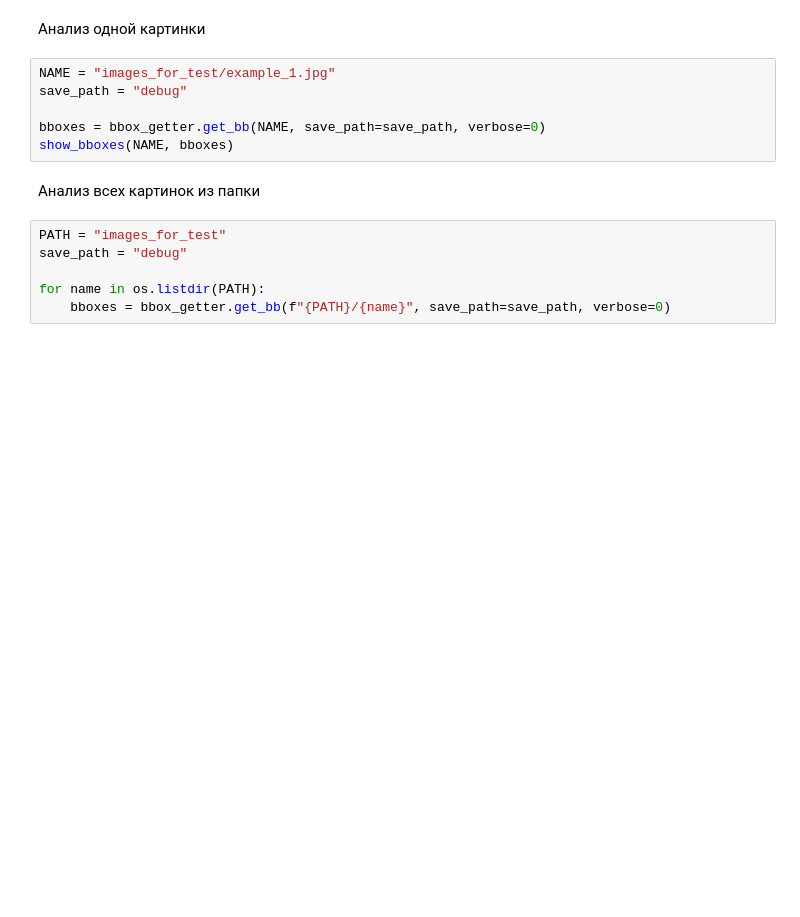
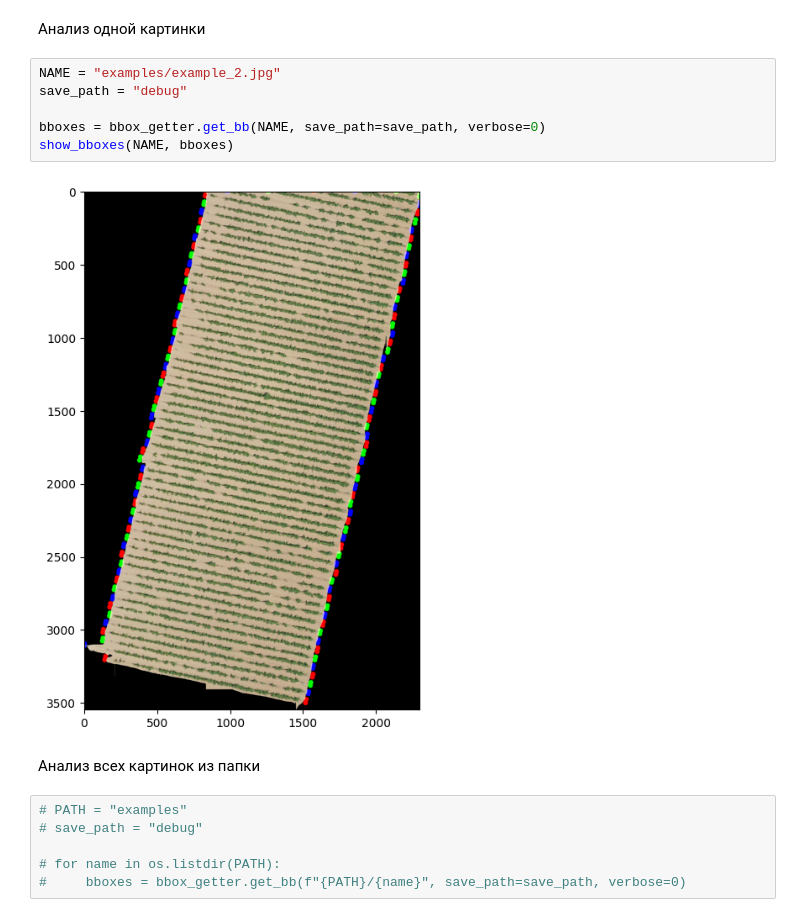
Before and after one commit to ITMO449-ML-department/rotate-and-cut, a Jupyter notebook: example.ipynb, the cells around one changed output. Drawn from its saved outputs; the diff is of its cells as text; blank space fills up the shorter version.

```diff
--- a/example.ipynb
+++ b/example.ipynb
@@ -32,16 +29,18 @@ def show_bboxes(NAME, bboxes):
 # %% [markdown]
 Анализ одной картинки
 # %%
-NAME = "images_for_test/example_1.jpg"
+NAME = "examples/example_2.jpg"
 save_path = "debug"
 
 bboxes = bbox_getter.get_bb(NAME, save_path=save_path, verbose=0)
 show_bboxes(NAME, bboxes)
+# %% [output]
+[figure, added]
 # %% [markdown]
 Анализ всех картинок из папки
 # %%
-PATH = "images_for_test"
-save_path = "debug"
+# PATH = "examples"
+# save_path = "debug"
 
-for name in os.listdir(PATH):
-    bboxes = bbox_getter.get_bb(f"{PATH}/{name}", save_path=save_path, verbose=0)
+# for name in os.listdir(PATH):
+#     bboxes = bbox_getter.get_bb(f"{PATH}/{name}", save_path=save_path, verbose=0)
```
Also changed, not shown: parts of 1 cell of this notebook, 2 other files.
